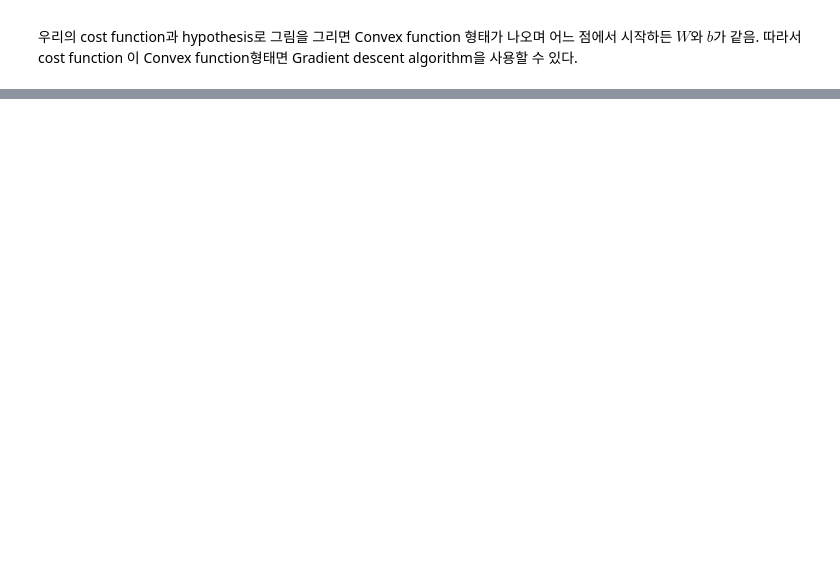
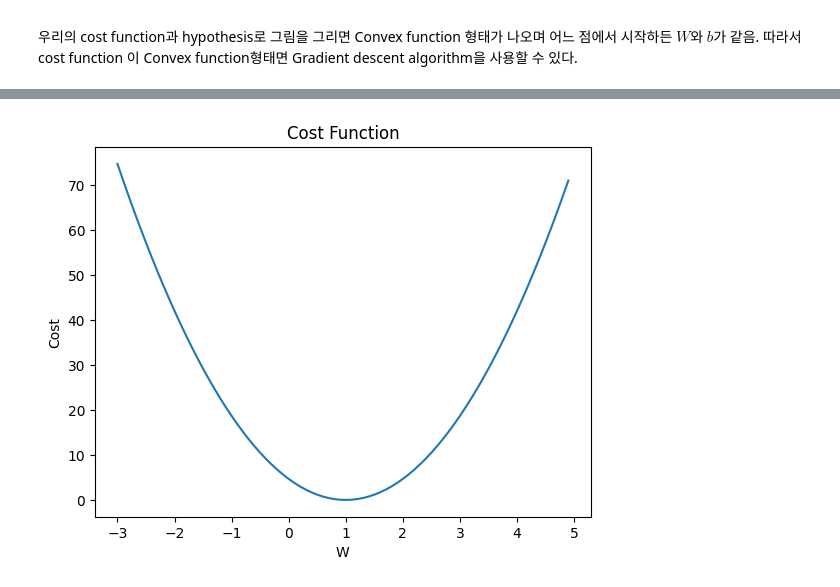
Before and after one commit to Dongubak/jupyter, a Jupyter notebook: deep.ipynb, the cells around one changed output, grey strips where cells are left out. Drawn from its saved outputs; the diff is of its cells as text; code cells hidden in the pictures; blank space fills up the shorter version.

```diff
--- a/deep.ipynb
+++ b/deep.ipynb
@@ -609,3 +605,45 @@ $\alpha$는 learning lat?? 이라고 하며 상수라고 한다고 함
 우리의 cost function과 hypothesis로 그림을 그리면 Convex function 형태가 나오며
 어느 점에서 시작하든 $W$와 $b$가 같음. 따라서 cost function 이 Convex function형태면 Gradient descent algorithm을
 사용할 수 있다.
+# %%
+import tensorflow as tf
+import matplotlib.pyplot as plt
+
+X = [1, 2, 3]
+Y = [1, 2, 3]
+
+# Convert X and Y to TensorFlow constants
+X = tf.constant(X, dtype=tf.float32)
+Y = tf.constant(Y, dtype=tf.float32)
+
+# Initialize W as a TensorFlow variable
+W = tf.Variable(0.0, dtype=tf.float32)
+
+# Define the model
+def hypothesis(W, X):
+    return X * W
+
+# Define the cost function
+def cost_function(W, X, Y):
+    return tf.reduce_mean(tf.square(hypothesis(W, X) - Y))
+
+# Variables for plotting cost function
+W_history = []
+cost_history = []
+
+# Compute the cost for different values of W
+for i in range(-30, 50):
+    curr_W = i * 0.1
+    W.assign(curr_W)
+    curr_cost = cost_function(W, X, Y)
+
+    W_history.append(curr_W)
+    cost_history.append(curr_cost.numpy())
+
+# Show the cost function
+plt.plot(W_history, cost_history)
+plt.xlabel('W')
+plt.ylabel('Cost')
+plt.title('Cost Function')
+plt.show()
+# %% [output]
@@ -611,0 +655 @@ $\alpha$는 learning lat?? 이라고 하며 상수라고 한다고 함
+[figure, added]
```
Also changed, not shown: parts of 5 cells of this notebook, 7 other files.
